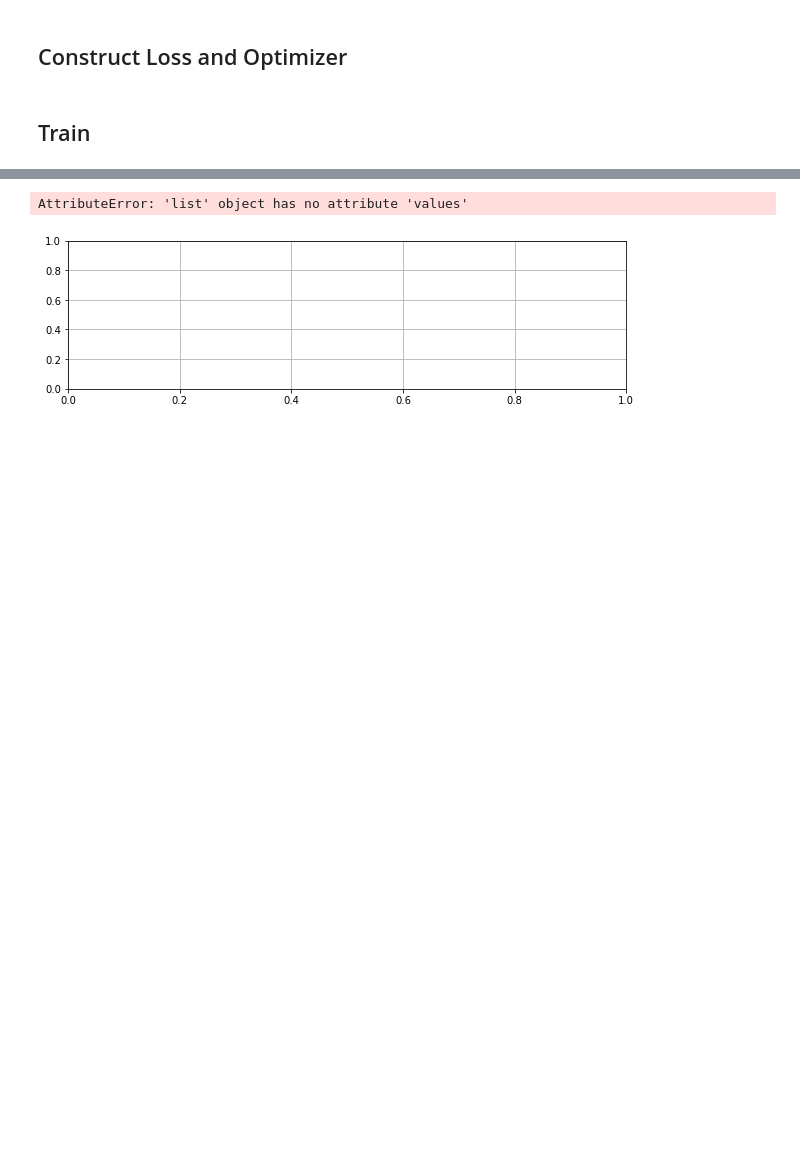
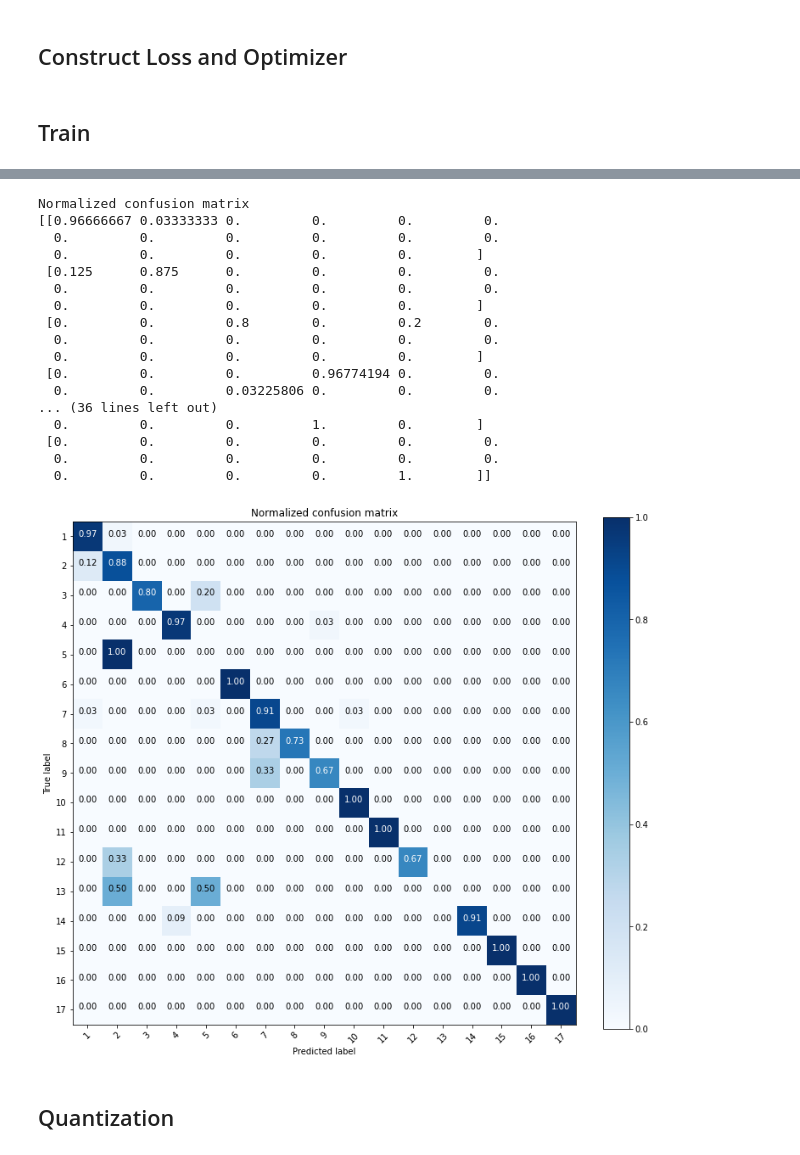
Before and after one commit to preminstrel/ECG-Classification, a Jupyter notebook: ECG-Pytorch-Q.ipynb, the cells around one changed output, grey strips where cells are left out. Cells and saved outputs as stored; diff of their text form; code cells hidden in the pictures; blank space fills up the shorter version.

Commit message:
FINISH another Model and Confusion Matrix

```diff
--- a/ECG-Pytorch-Q.ipynb
+++ b/ECG-Pytorch-Q.ipynb
@@ -323,3 +298,0 @@ kk =  model.state_dict()[ layer_name[2] ]
-# %%
-for i in kk:
-    plt.scatter(i)
@@ -341,8 +298,0 @@ kk=kk.tolist()
-# %%
-fig = plt.figure(figsize = (10,6))
-ax1 = fig.add_subplot(2,1,1)  # 创建子图1
-ax1.scatter(kk.index, kk.values)
-plt.grid()
-# %% [output]
-AttributeError: 'list' object has no attribute 'values'
-[figure, removed]
@@ -348,0 +332,38 @@ AttributeError: 'list' object has no attribute 'values'
+# %%
+def confusion_matrix(preds, labels, conf_matrix):
+    for p, t in zip(preds, labels):
+        conf_matrix[p, t] += 1
+    return conf_matrix
+conf_matrix = torch.zeros(17, 17)
+# %%
+with torch.no_grad():
+    for data in test_loader:
+        images, labels = data
+        out = model(images)
+        prediction = torch.max(out, 1)[1]
+        conf_matrix = confusion_matrix(prediction, labels=labels, conf_matrix=conf_matrix)
+# %%
+attack_types=['1', '2', '3', '4', '5','6','7','8','9','10','11','12','13','14','15','16','17']
+plt.figure(figsize=(10,10))
+plot_confusion_matrix(conf_matrix.numpy(), classes=attack_types, normalize=True, title='Normalized confusion matrix')
+# %% [output]
+Normalized confusion matrix
+[[0.96666667 0.03333333 0.         0.         0.         0.
+  0.         0.         0.         0.         0.         0.
+  0.         0.         0.         0.         0.        ]
+ [0.125      0.875      0.         0.         0.         0.
+  0.         0.         0.         0.         0.         0.
+  0.         0.         0.         0.         0.        ]
+ [0.         0.         0.8        0.         0.2        0.
+  0.         0.         0.         0.         0.         0.
+  0.         0.         0.         0.         0.        ]
+ [0.         0.         0.         0.96774194 0.         0.
+  0.         0.         0.03225806 0.         0.         0.
+... (36 lines left out)
+  0.         0.         0.         1.         0.        ]
+ [0.         0.         0.         0.         0.         0.
+  0.         0.         0.         0.         0.         0.
+  0.         0.         0.         0.         1.        ]]
+[figure, added]
+# %% [markdown]
+## Quantization
```
Also changed, not shown: parts of 20 cells of this notebook, 3 other files.
